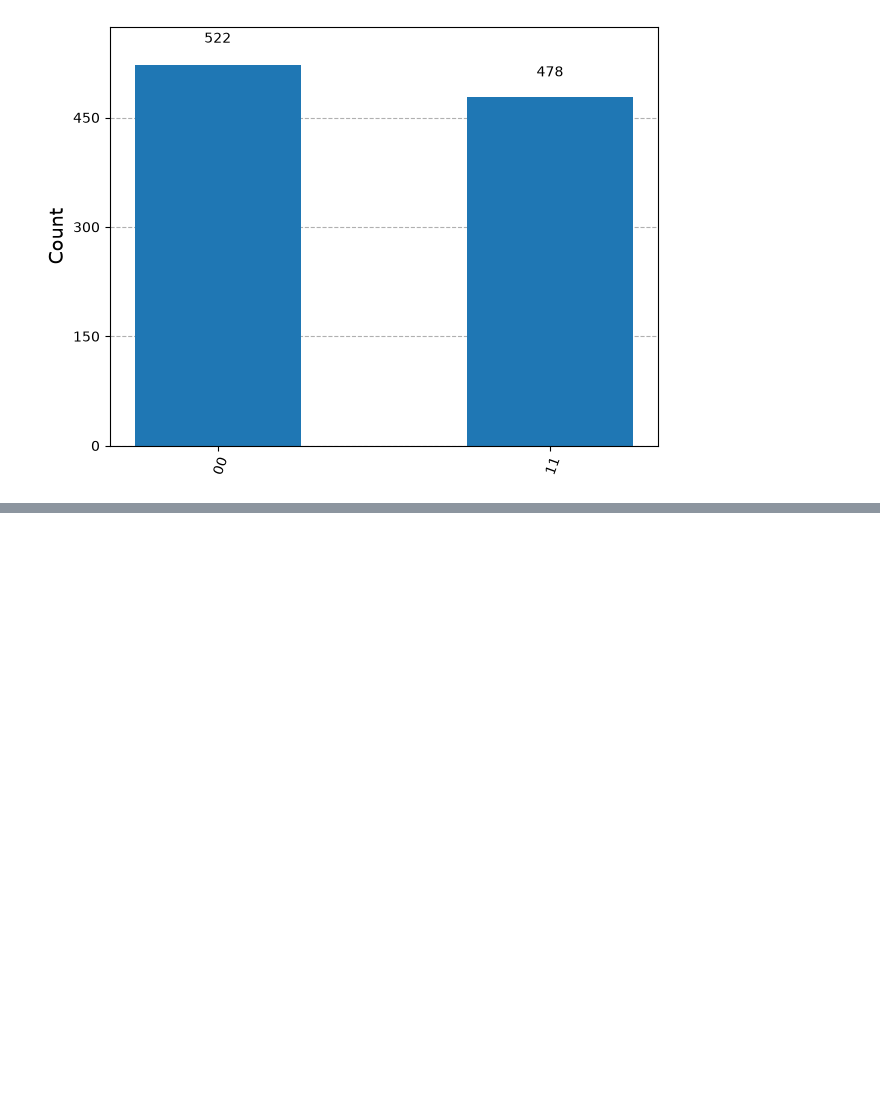
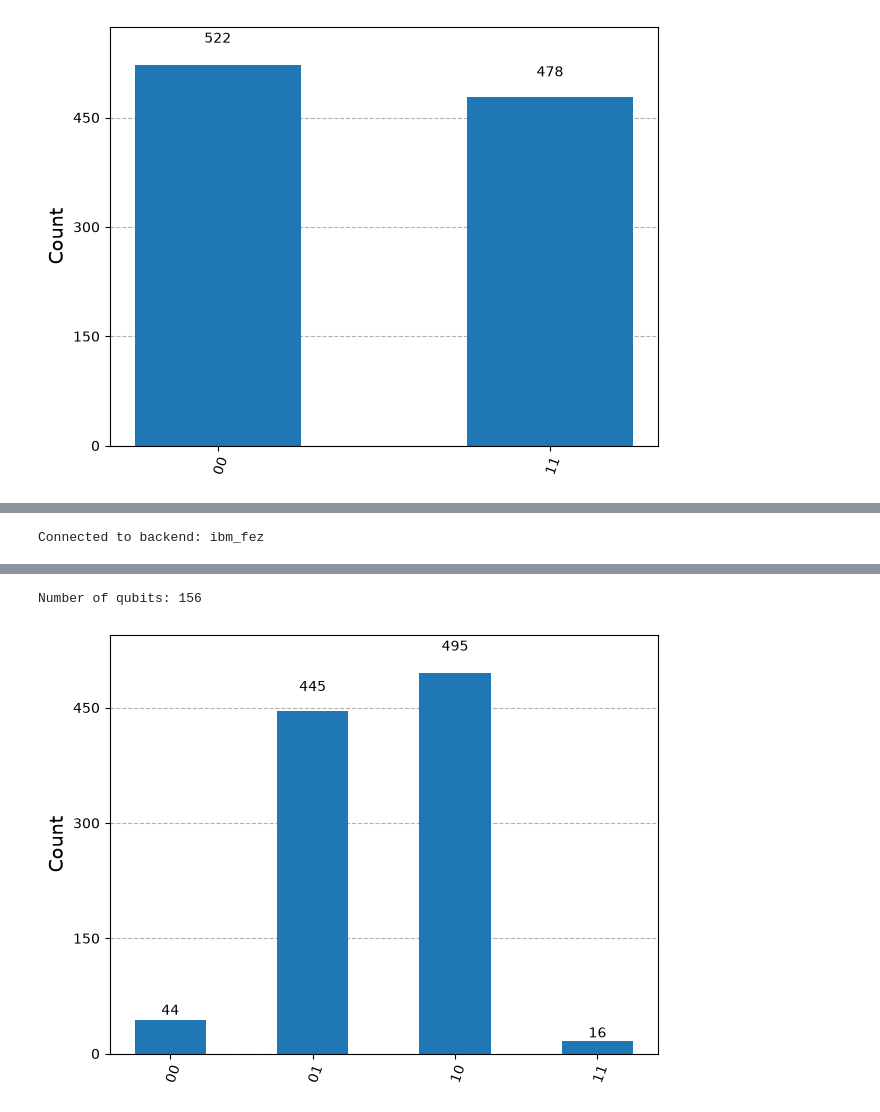
Before and after one commit to cory495/quantum-computing, a Jupyter notebook: notebooks/01_first_quantum_computer.ipynb, the cells around one changed output, grey strips where cells are left out. Drawn from its saved outputs; the diff is of its cells as text; code cells hidden in the pictures; blank space fills up the shorter version.

```diff
--- a/notebooks/01_first_quantum_computer.ipynb
+++ b/notebooks/01_first_quantum_computer.ipynb
@@ -119,0 +159,5 @@ plot_histogram(counts)
+# %%
+backend = join_least_busy_backend()
+counts = run_circuit_and_get_counts(bell, backend, shots=1000)
+plot_histogram(counts)
+# %% [output]
@@ -119,0 +168 @@ plot_histogram(counts)
+Connected to backend: ibm_fez
@@ -119,0 +170,2 @@ plot_histogram(counts)
+Number of qubits: 156
+[figure, added]
```
Also changed, not shown: parts of 15 cells of this notebook, 1 other file.
